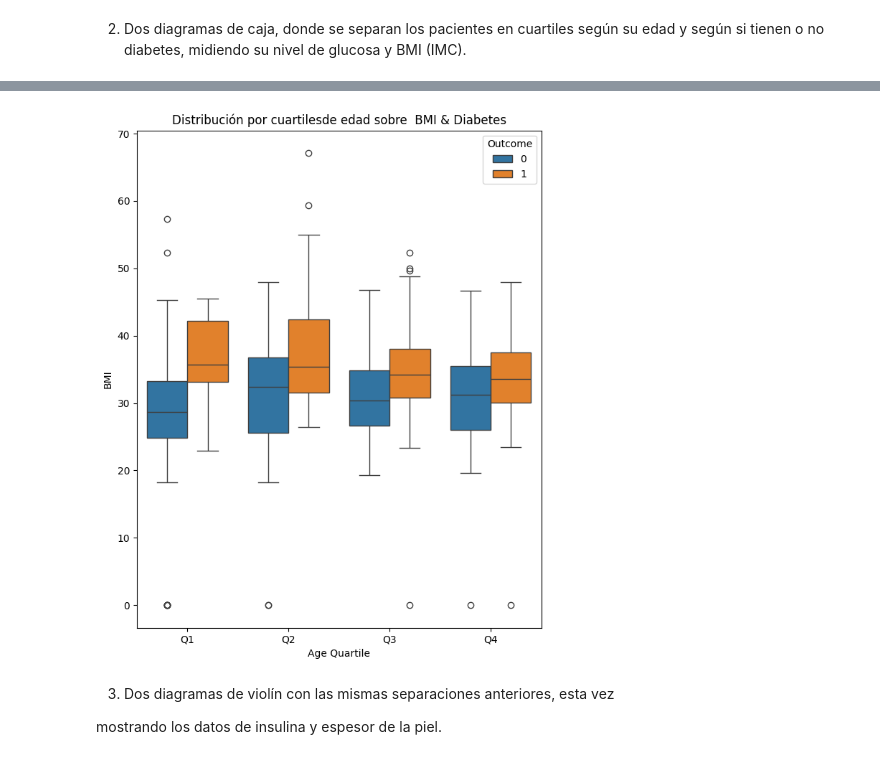
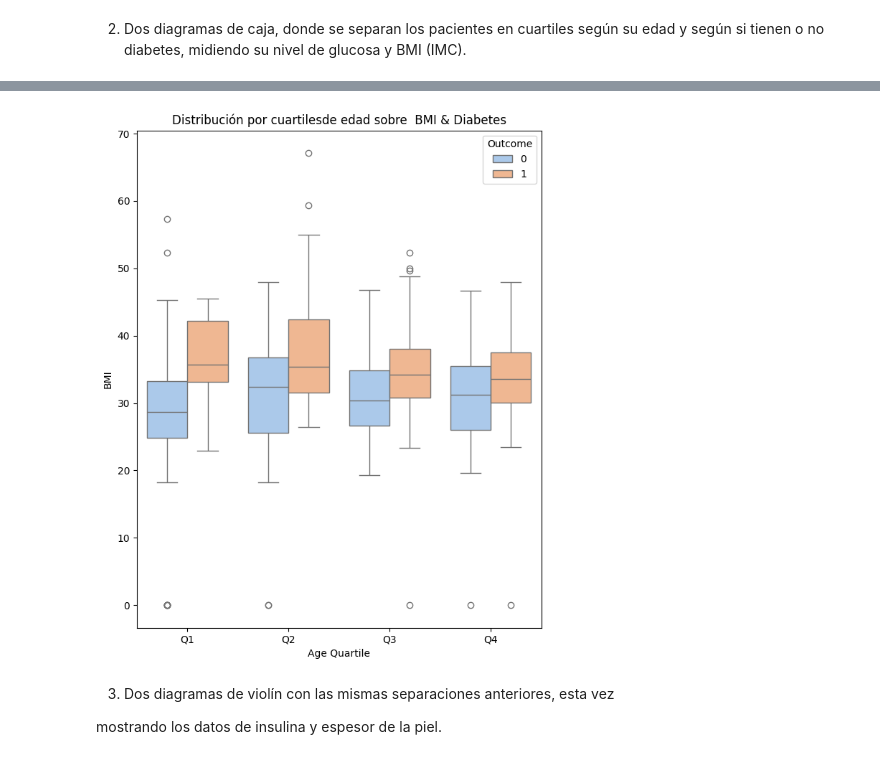
Before and after one commit to Carolinsrainbow/UC_VisualizacionDeDatos, a Jupyter notebook: VDD_Diabetes_Carolina_Herrera_Azolas.ipynb, the cells around one changed output, grey strips where cells are left out. Cells and saved outputs as stored; diff of their text form; code cells hidden in the pictures.

```diff
--- a/VDD_Diabetes_Carolina_Herrera_Azolas.ipynb
+++ b/VDD_Diabetes_Carolina_Herrera_Azolas.ipynb
@@ -89,14 +89,14 @@ plt.show()
 # %%
 # Gráfico plot de BMI vs diables en cuartiles según edad
 plt.figure(figsize=(16, 9))
 plt.subplot(1, 2, 2)  # 1 fila, 2 columnas, posición 2
-sns.boxplot(x='Age Quartile', y='BMI', hue='Outcome', data=df)
+sns.boxplot(x='Age Quartile', y='BMI', hue='Outcome', data=df, palette='pastel')
 plt.title('Distribución por cuartilesde edad sobre  BMI & Diabetes')
 
 # Exponemos
 plt.show()
 # %% [output]
-[figure, old version]
+[figure, new version]
 # %% [markdown]
 3. Dos diagramas de violín con las mismas separaciones anteriores, esta vez
 
```
Also changed, not shown: parts of 4 cells of this notebook.
